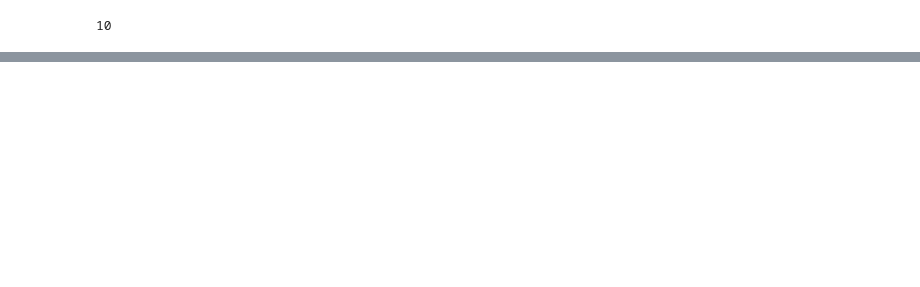
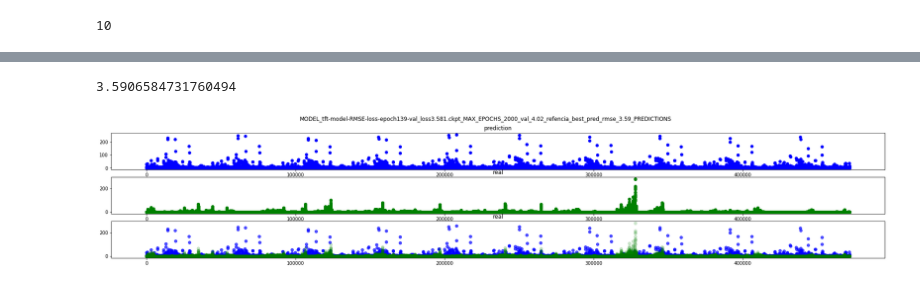
Before and after one commit to renatocastro33/DATATHON-ENTEL-2022---Reto2, a Jupyter notebook: notebooks/cristian/01.Model_01.ipynb, the cells around one changed output, grey strips where cells are left out. Cells and saved outputs as stored; diff of their text form; code cells hidden in the pictures; blank space fills up the shorter version.

```diff
--- a/notebooks/cristian/01.Model_01.ipynb
+++ b/notebooks/cristian/01.Model_01.ipynb
@@ -693,13 +774,14 @@ LOCAL_RANK: 0 - CUDA_VISIBLE_DEVICES: [0]
 # %%
 #Early Stopping
 MIN_DELTA  = 1e-4
-PATIENCE   = 30
+PATIENCE   = 20
 
 #PL Trainer
-MAX_EPOCHS = 10000
+MAX_EPOCHS = 2000
+
 GPUS = 1
 
-if True:
+if False:
     GRADIENT_CLIP_VAL=study.best_trial.params['gradient_clip_val']
     LIMIT_TRAIN_BATCHES=30
 
@@ -714,11 +796,13 @@ if True:
 
 else:
 
-    #study = {'gradient_clip_val': 0.5899880996240897, 'hidden_size': 24, 'dropout': 0.18045896986283255,
-    # 'hidden_continuous_size': 11, 'attention_head_size': 2, 'learning_rate': 0.012427775478680268}
+    ## study quantile
+    study = {'gradient_clip_val': 0.40181103303910204, 'hidden_size': 40, 'dropout': 0.13185186847216182,
+    'hidden_continuous_size': 38, 'attention_head_size': 4, 'learning_rate': 0.008272914080211176}
+    ## study rmse
 
-    study = {'gradient_clip_val': 0.3468483254885978, 'hidden_size': 32, 'dropout': 0.11031796015695508,
-            'hidden_continuous_size': 19, 'attention_head_size': 15, 'learning_rate': 0.04289257757804779}
+    study = {'gradient_clip_val': 0.0524284622575154, 'hidden_size': 16, 'dropout': 0.1,
+             'hidden_continuous_size': 14, 'attention_head_size': 1, 'learning_rate': res.suggestion()}
 
     GRADIENT_CLIP_VAL=study['gradient_clip_val']
     LIMIT_TRAIN_BATCHES=30
@@ -817,0 +932,3 @@ print(best_model_path)
+# %%
+best_model_name = best_model_path.split('/')[-1]
+print('best_model_name = ',best_model_name)
@@ -958,25 +1251,42 @@ plt.show()
+# %%
+from sklearn.metrics import mean_squared_error
+import matplotlib.pyplot as plt
+
+prediction = submission['Demanda'].values
+df_baseline = pd.read_csv('../../results/Submission_37.csv')
+real = df_baseline['Demanda']
+
+
+y_actual = df_baseline['Demanda']
+y_predicted = submission['Demanda'].values
+
+rms = mean_squared_error(y_actual, y_predicted, squared=False)
+rms
+# %% [output]
+3.5906584731760494
 # %%
-import matplotlib.pyplot as plt
 
-prediction = submission['Demanda'].values
-df_baseline = pd.read_csv('../../results/Submission_37.csv')
-real = df_baseline['Demanda']
 
-fig = plt.figure(figsize=(30,5))
+fig = plt.figure(figsize=(30,5),facecolor='white')
 
 plt.subplot(3,1,1)
 plt.plot(prediction,'bo')
 plt.title('prediction')
 
 
 plt.subplot(3,1,2)
 plt.plot(real,'go')
 plt.title('real')
 
 plt.subplot(3,1,3)
 plt.plot(prediction,'bo',alpha=0.7,label='prediction')
 plt.plot(real,'go',alpha=0.1,label='real')
 plt.title('real')
 
-plt.suptitle('analysis de predicciones')
+plt.suptitle(best_model_name+'_MAX_EPOCHS_'+str(MAX_EPOCHS)+'_val_'+str(np.round(rmse_val,2))+'_refencia_best_pred_rmse_'+str(np.round(rms,2))+'_PREDICTIONS')
 plt.show()
+
+fig.savefig(
+            '../../results/models/tft/'+best_model_name+'_MAX_EPOCHS_'+str(MAX_EPOCHS)+'_val_'+str(np.round(rmse_val,2))+'_refencia_best_pred_rmse_'+str(np.round(rms,2))+'_PREDICTIONS.png')
+# %% [output]
+[figure, added]
```
Also changed, not shown: parts of 51 cells of this notebook, 18 other files.
